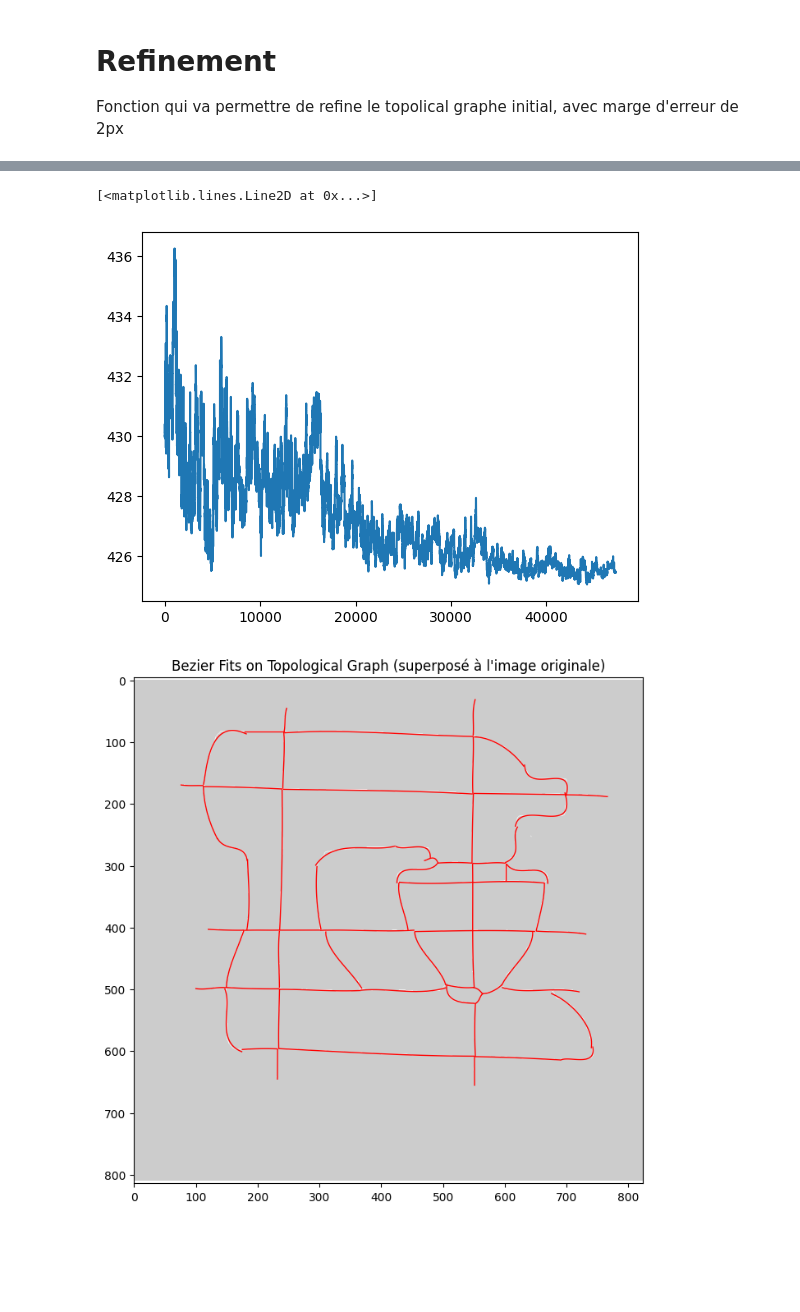
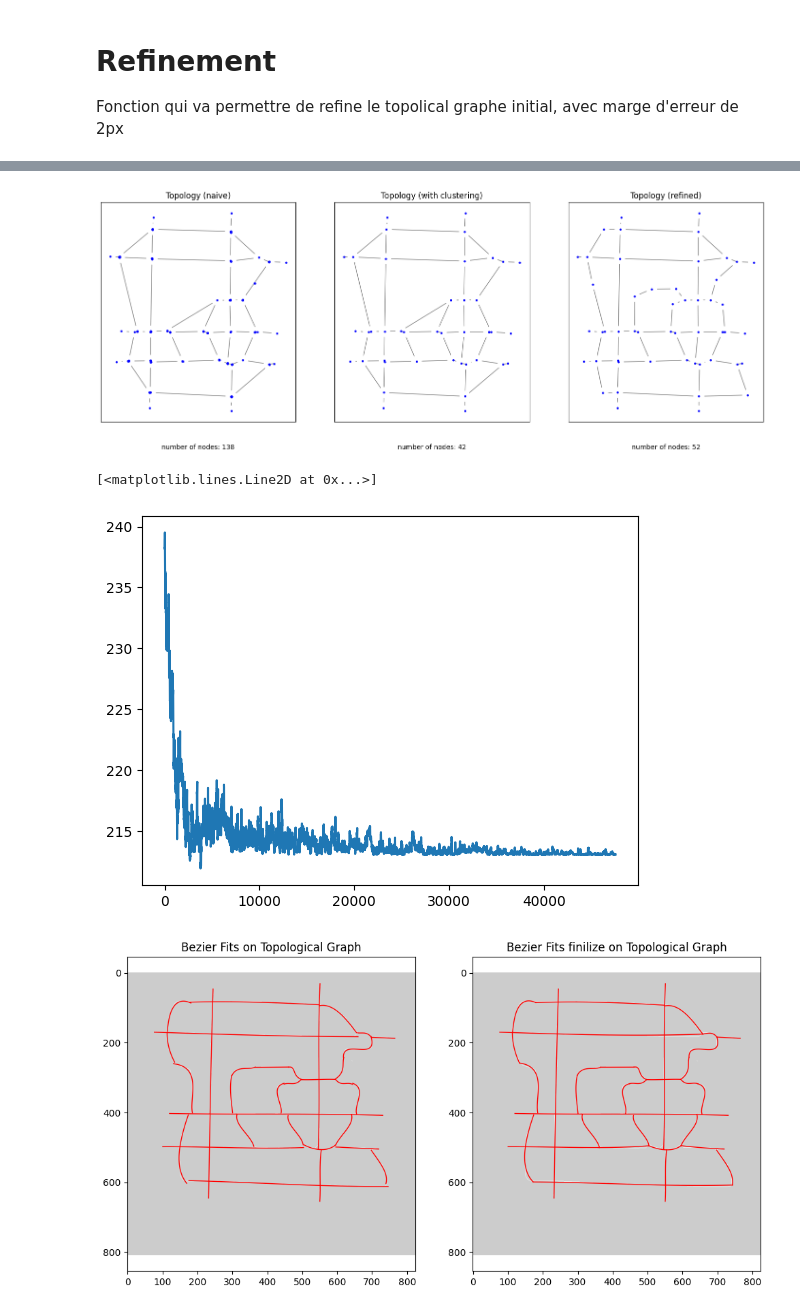
Before and after one commit to rambip/sketch-vectorization, a Jupyter notebook: notebooks/work_matteo.ipynb, the cells around one changed output, grey strips where cells are left out. Drawn from its saved outputs; the diff is of its cells as text; code cells hidden in the pictures; blank space fills up the shorter version.

```diff
--- a/notebooks/work_matteo.ipynb
+++ b/notebooks/work_matteo.ipynb
@@ -49,30 +30,64 @@ visualize_topo(topo_graph, full_graph=True)
+# %%
+topo_graph = extract_simple_topology_from_skeleton(skeletone)
+topo_graph_ = extract_topology_from_skeleton(skeletone)
+refined = refine(topo_graph)
+# %%
+plt.figure(figsize=(18, 6))
+
+ax = plt.subplot(1, 3, 1)
+visualize_topo(topo_graph_)
+plt.title("Topology (naive)")
+ax.text(.5,-0.1,f"number of nodes: {len(topo_graph_.nodes())}", fontsize=10, ha='center', va='top', transform=ax.transAxes)
+
+ax = plt.subplot(1, 3, 2)
+visualize_topo(topo_graph)
+plt.title("Topology (with clustering)")
+ax.text(.5,-0.1,f"number of nodes: {len(topo_graph.nodes())}", fontsize=10, ha='center', va='top', transform=ax.transAxes)
+
+ax = plt.subplot(1, 3, 3)
+visualize_topo(refined)
+plt.title("Topology (refined)")
+ax.text(.5,-0.1,f"number of nodes: {len(refined.nodes())}", fontsize=10, ha='center', va='top', transform=ax.transAxes)
+
+plt.show()
+# %% [output]
+[figure, added]
 # %%
-hyper = HyperGraph(topo_graph)
+hyper = HyperGraph(refined)
 
 # param
-lam = 0.5
+lam = 0.8
 temp = 0.5
 t_min = 0.05
 mu = 0.3
-t_decrease = 0.999 ** (1/len(topo_graph.nodes))
+t_decrease = 0.999 ** (1/len(refined.nodes))
 # %%
 error = optimisation(hyper, lam=lam, mu=mu, temp=temp, t_decrease=t_decrease, t_min=t_min)
 # %%
 plt.plot(range(len(error)), error)
 # %% [output]
 [<matplotlib.lines.Line2D at 0x...>]
-[figure, old version]
+[figure, new version]
 # %%
 hyper.fit_beziers()
 
-plt.figure(figsize=(8, 8))
+plt.figure(figsize=(12, 6))
 # Superpose l'image originale
 
+ax = plt.subplot(1, 2, 1)
 plt.imshow(skeletone, cmap="gray", alpha=0.2)
 hyper.visualize_fiting()
+plt.axis("equal")
+plt.title("Bezier Fits on Topological Graph")
 
+hyper.finition()
+
+ax = plt.subplot(1, 2, 2)
+plt.imshow(skeletone, cmap="gray", alpha=0.2)
+hyper.visualize_fiting()
 plt.axis("equal")
-plt.title("Bezier Fits on Topological Graph (superposé à l'image originale)")
+plt.title("Bezier Fits finilize on Topological Graph")
+
 plt.show()
 # %% [output]
-[figure, old version]
+[figure, new version]
```
Also changed, not shown: parts of 5 cells of this notebook, 2 other files.
